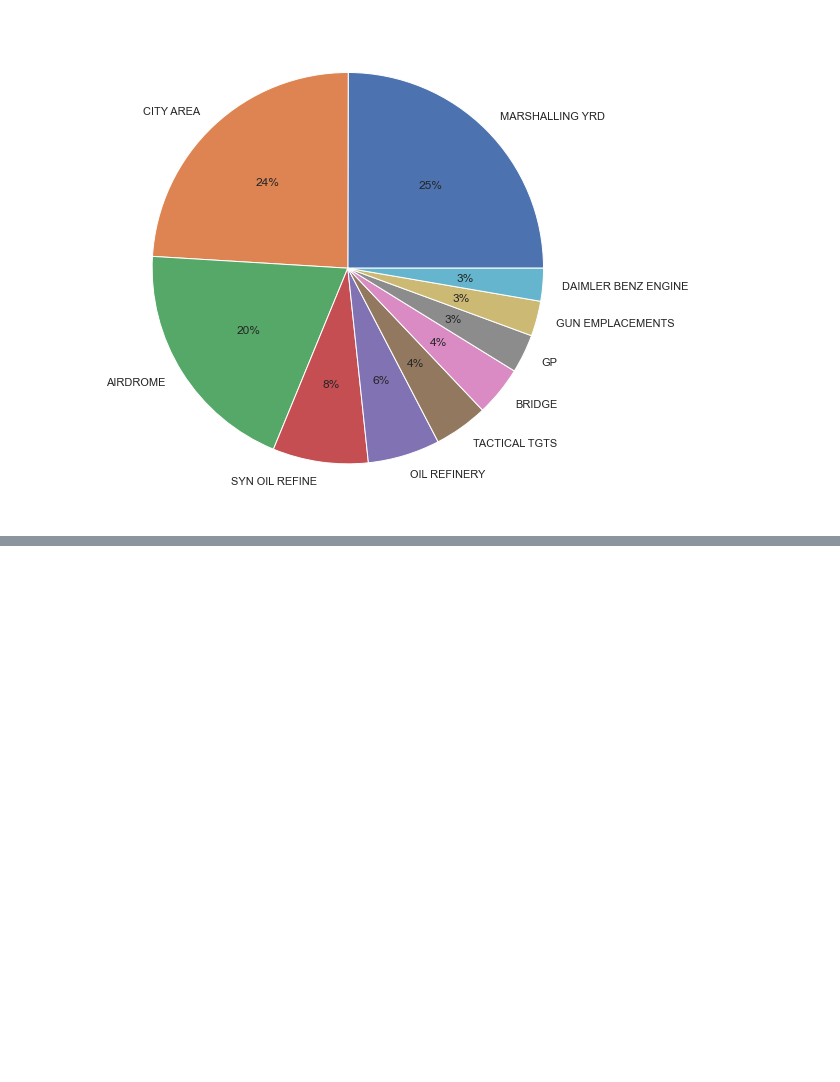
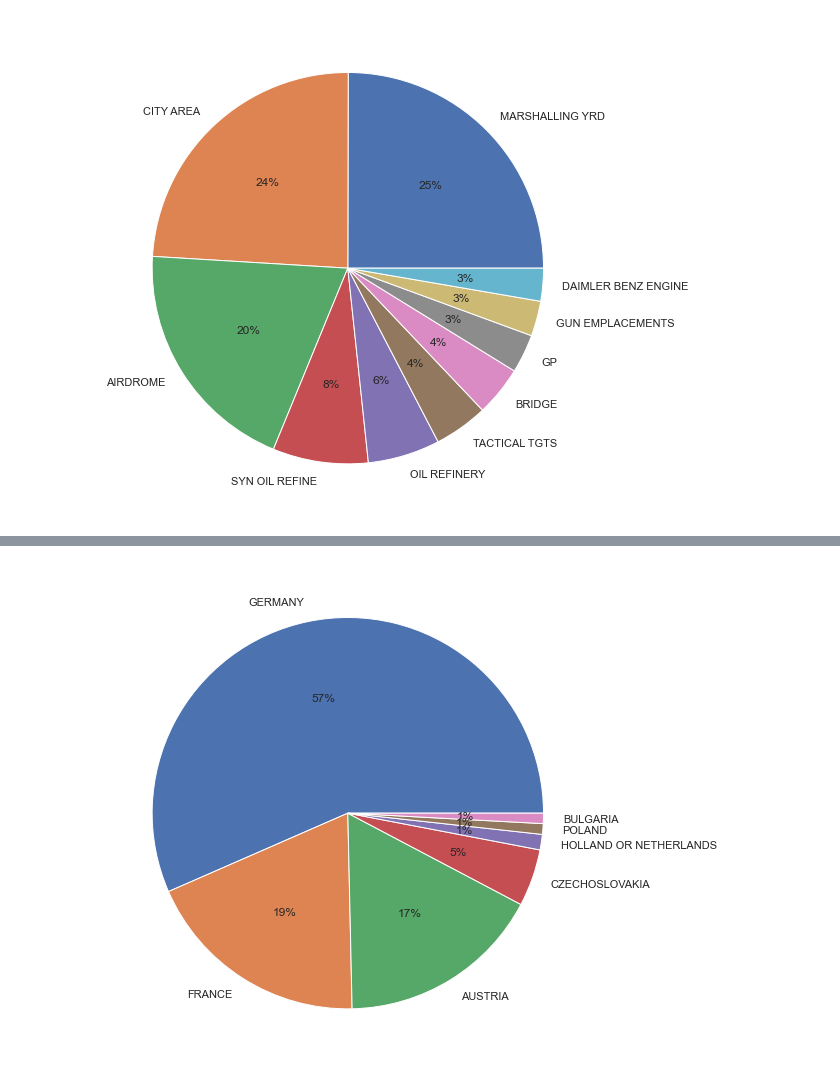
Before and after one commit to sidmurthy/ww2bombing, a Jupyter notebook: bombing_analysis.ipynb, the cells around one changed output, grey strips where cells are left out. Saved outputs shown, nothing was run; the diff lists cells and outputs as text; code cells hidden in the pictures; blank space fills up the shorter version.

Commit message:
PX line plot for tonnage by date and pie chart.

```diff
--- a/bombing_analysis.ipynb
+++ b/bombing_analysis.ipynb
@@ -562,0 +585,3 @@ sum(test.loc['GERMANY','TOTAL_TONS'])
+# %%
+eur_tons = groupby_custom(us_eur, 'TGT_COUNTRY').sort_values(('TOTAL_TONS', 'sum'), ascending=False)
+eur_tons
@@ -562,0 +607,3 @@ sum(test.loc['GERMANY','TOTAL_TONS'])
+# %%
+eur_top_7_countries = eur_tons.iloc[0:7]
+eur_top_7_countries
@@ -562,0 +622,4 @@ sum(test.loc['GERMANY','TOTAL_TONS'])
+# %%
+plt.pie(x=eur_top_7_countries[('TOTAL_TONS', 'sum')], labels=eur_top_7_countries.index, autopct='%.0f%%');
+# %% [output]
+[figure, added]
```
Also changed, not shown: parts of 9 cells of this notebook.
